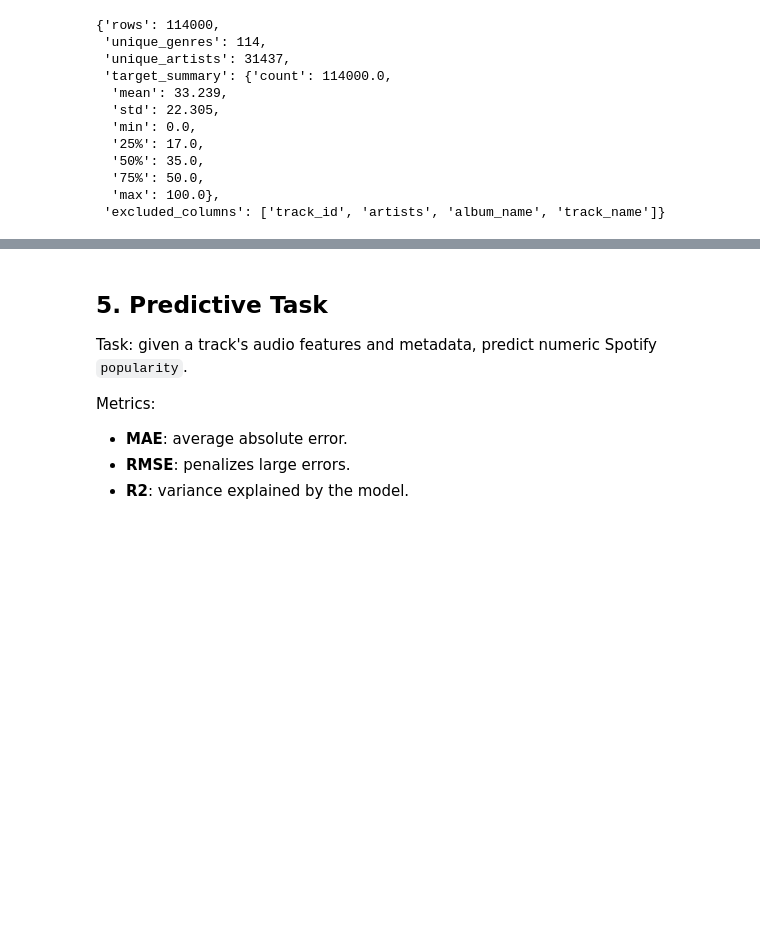
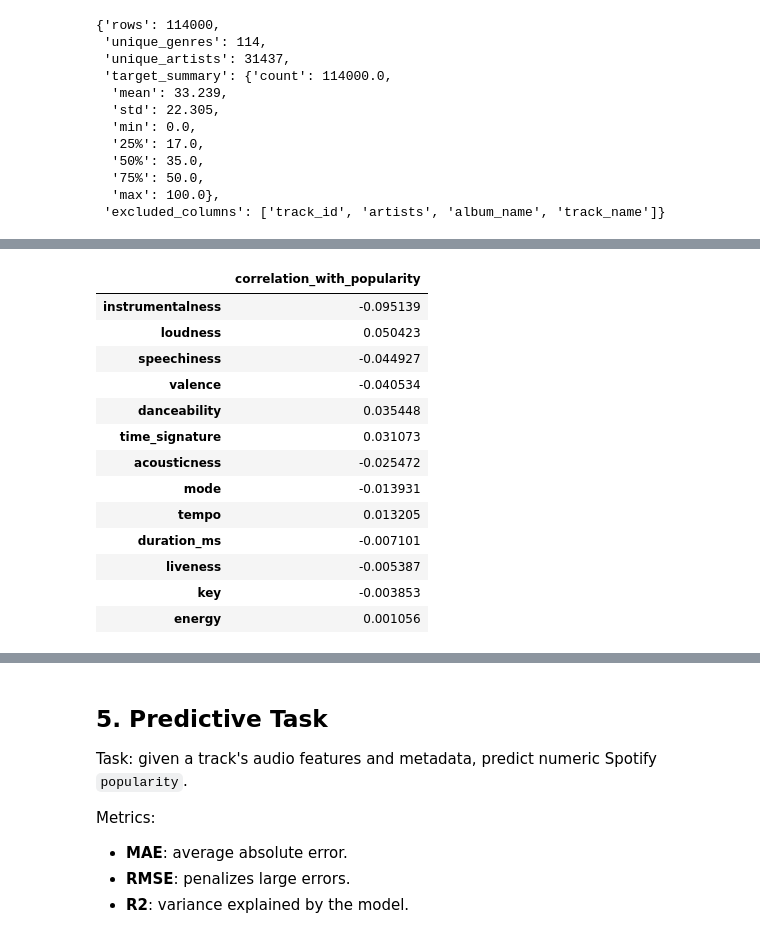
Before and after one commit to TiantianZheng/spotify-popularity-prediction, a Jupyter notebook: spotify_popularity_prediction.ipynb, the cells around one changed output, grey strips where cells are left out. Saved outputs shown, nothing was run; the diff lists cells and outputs as text; code cells hidden in the pictures; blank space fills up the shorter version.

```diff
--- a/spotify_popularity_prediction.ipynb
+++ b/spotify_popularity_prediction.ipynb
@@ -319,0 +339,23 @@ The heatmap checks relationships among audio features. Strong correlations can a
+# %%
+correlations = (
+    df[AUDIO_FEATURES + ["duration_ms", TARGET]]
+    .corr(numeric_only=True)[TARGET]
+    .drop(TARGET)
+    .sort_values(key=lambda s: s.abs(), ascending=False)
+)
+correlations.to_frame("correlation_with_popularity")
+# %% [output]
+|  | correlation_with_popularity |
+| instrumentalness | -0.095139 |
+| loudness | 0.050423 |
+| speechiness | -0.044927 |
+| valence | -0.040534 |
+| danceability | 0.035448 |
+| time_signature | 0.031073 |
+| acousticness | -0.025472 |
+| mode | -0.013931 |
+| tempo | 0.013205 |
+| duration_ms | -0.007101 |
+| liveness | -0.005387 |
+| key | -0.003853 |
+| energy | 0.001056 |
```
Also changed, not shown: parts of 45 cells of this notebook, 3 other files.
